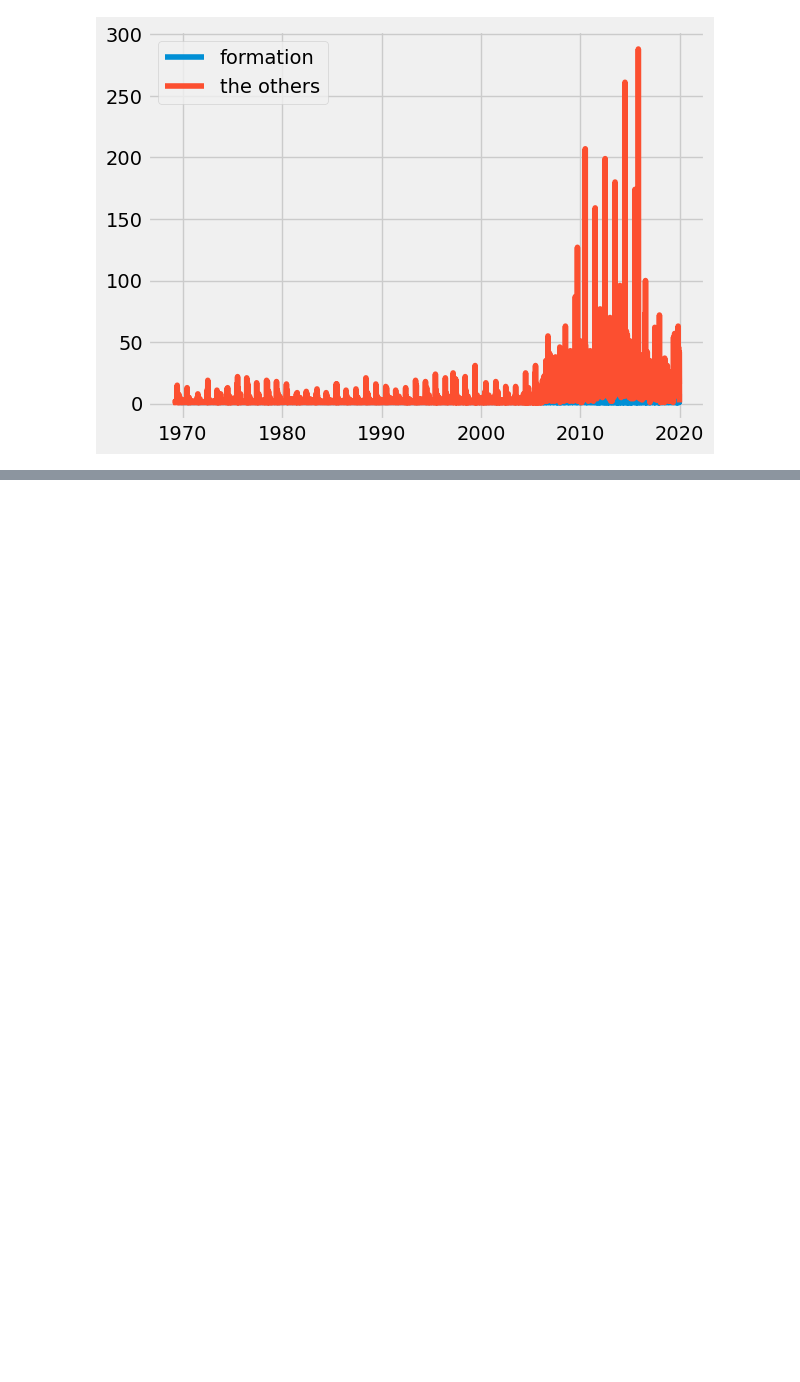
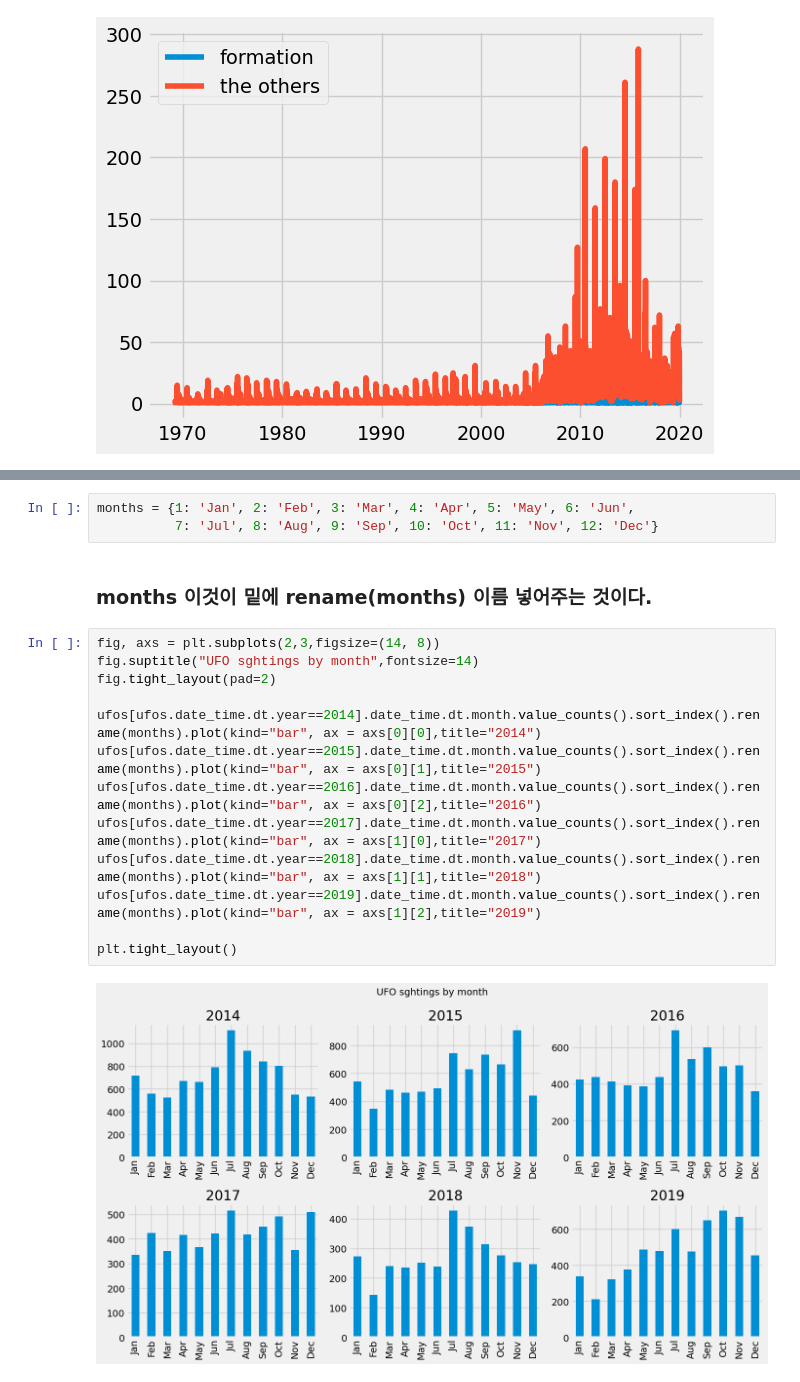
Before and after one commit to minseok06/python, a Jupyter notebook: 14강.ipynb, the cells around one changed output, grey strips where cells are left out. Cells and saved outputs as stored; diff of their text form; blank space fills up the shorter version.

```diff
--- a/14강.ipynb
+++ b/14강.ipynb
@@ -126,0 +137,20 @@ plt.xlim(2010,2018)
+# %%
+months = {1: 'Jan', 2: 'Feb', 3: 'Mar', 4: 'Apr', 5: 'May', 6: 'Jun',
+          7: 'Jul', 8: 'Aug', 9: 'Sep', 10: 'Oct', 11: 'Nov', 12: 'Dec'}
+# %% [markdown]
+### months 이것이 밑에 rename(months) 이름 넣어주는 것이다.
+# %%
+fig, axs = plt.subplots(2,3,figsize=(14, 8))
+fig.suptitle("UFO sghtings by month",fontsize=14)
+fig.tight_layout(pad=2)
+
+ufos[ufos.date_time.dt.year==2014].date_time.dt.month.value_counts().sort_index().rename(months).plot(kind="bar", ax = axs[0][0],title="2014")
+ufos[ufos.date_time.dt.year==2015].date_time.dt.month.value_counts().sort_index().rename(months).plot(kind="bar", ax = axs[0][1],title="2015")
+ufos[ufos.date_time.dt.year==2016].date_time.dt.month.value_counts().sort_index().rename(months).plot(kind="bar", ax = axs[0][2],title="2016")
+ufos[ufos.date_time.dt.year==2017].date_time.dt.month.value_counts().sort_index().rename(months).plot(kind="bar", ax = axs[1][0],title="2017")
+ufos[ufos.date_time.dt.year==2018].date_time.dt.month.value_counts().sort_index().rename(months).plot(kind="bar", ax = axs[1][1],title="2018")
+ufos[ufos.date_time.dt.year==2019].date_time.dt.month.value_counts().sort_index().rename(months).plot(kind="bar", ax = axs[1][2],title="2019")
+
+plt.tight_layout()
+# %% [output]
+[figure, added]
```
Also changed, not shown: parts of 9 cells of this notebook.
